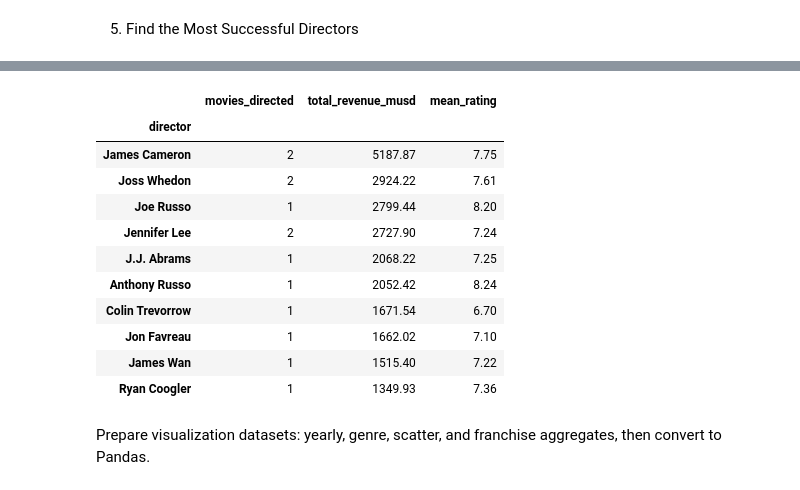
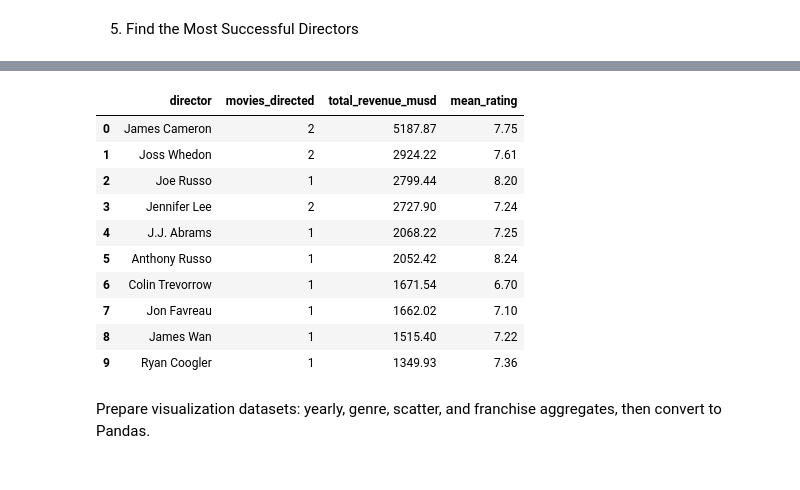
Before and after one commit to jill-break/DEM05-Big-Data-Module-Lab-1-TMDB-Movie-Data-Analysis-using-Spark, a Jupyter notebook: notebooks/spark_lab.ipynb, the cells around one changed output, grey strips where cells are left out. Cells and saved outputs as stored; diff of their text form; code cells hidden in the pictures.

```diff
--- a/notebooks/spark_lab.ipynb
+++ b/notebooks/spark_lab.ipynb
@@ -379,7 +379,7 @@ Franchise vs. Standalone Movie Performance
 3. Compare movie franchises (belongs_to_collection) vs. standalone movies
 # %%
 # Initialize
-analyzer = MovieAnalyzer(spark_df=df_clean, pandas_df=df_clean.toPandas())
+analyzer = MovieAnalyzer(spark_df=df_clean)
 
 # 1. Ranking: Find 5 biggest financial "flops" (lowest ROI)
 print("Lowest ROI Movies:")
@@ -436,5 +434,5 @@ Top 10 Most Successful Movie Franchises:
 # 5. Find Most Successful Directors
 print("Top 10 Most Successful Directors by Total Revenue:")
 director_report = analyzer.get_most_successful_directors(n=10)
-display(director_report)
+display(director_report.toPandas())
 # %% [output]
@@ -443,15 +441,14 @@ Top 10 Most Successful Directors by Total Revenue:
-|  | movies_directed | total_revenue_musd | mean_rating |
-| director |  |  |  |
-| James Cameron | 2 | 5187.87 | 7.75 |
-| Joss Whedon | 2 | 2924.22 | 7.61 |
-| Joe Russo | 1 | 2799.44 | 8.20 |
-| Jennifer Lee | 2 | 2727.90 | 7.24 |
-| J.J. Abrams | 1 | 2068.22 | 7.25 |
-| Anthony Russo | 1 | 2052.42 | 8.24 |
-| Colin Trevorrow | 1 | 1671.54 | 6.70 |
-| Jon Favreau | 1 | 1662.02 | 7.10 |
-| James Wan | 1 | 1515.40 | 7.22 |
-| Ryan Coogler | 1 | 1349.93 | 7.36 |
+|  | director | movies_directed | total_revenue_musd | mean_rating |
+| 0 | James Cameron | 2 | 5187.87 | 7.75 |
+| 1 | Joss Whedon | 2 | 2924.22 | 7.61 |
+| 2 | Joe Russo | 1 | 2799.44 | 8.20 |
+| 3 | Jennifer Lee | 2 | 2727.90 | 7.24 |
+| 4 | J.J. Abrams | 1 | 2068.22 | 7.25 |
+| 5 | Anthony Russo | 1 | 2052.42 | 8.24 |
+| 6 | Colin Trevorrow | 1 | 1671.54 | 6.70 |
+| 7 | Jon Favreau | 1 | 1662.02 | 7.10 |
+| 8 | James Wan | 1 | 1515.40 | 7.22 |
+| 9 | Ryan Coogler | 1 | 1349.93 | 7.36 |
 # %% [markdown]
 Prepare visualization datasets: yearly, genre, scatter, and franchise aggregates, then convert to Pandas.
 # %%
```
Also changed, not shown: parts of 21 cells of this notebook, 5 other files.
